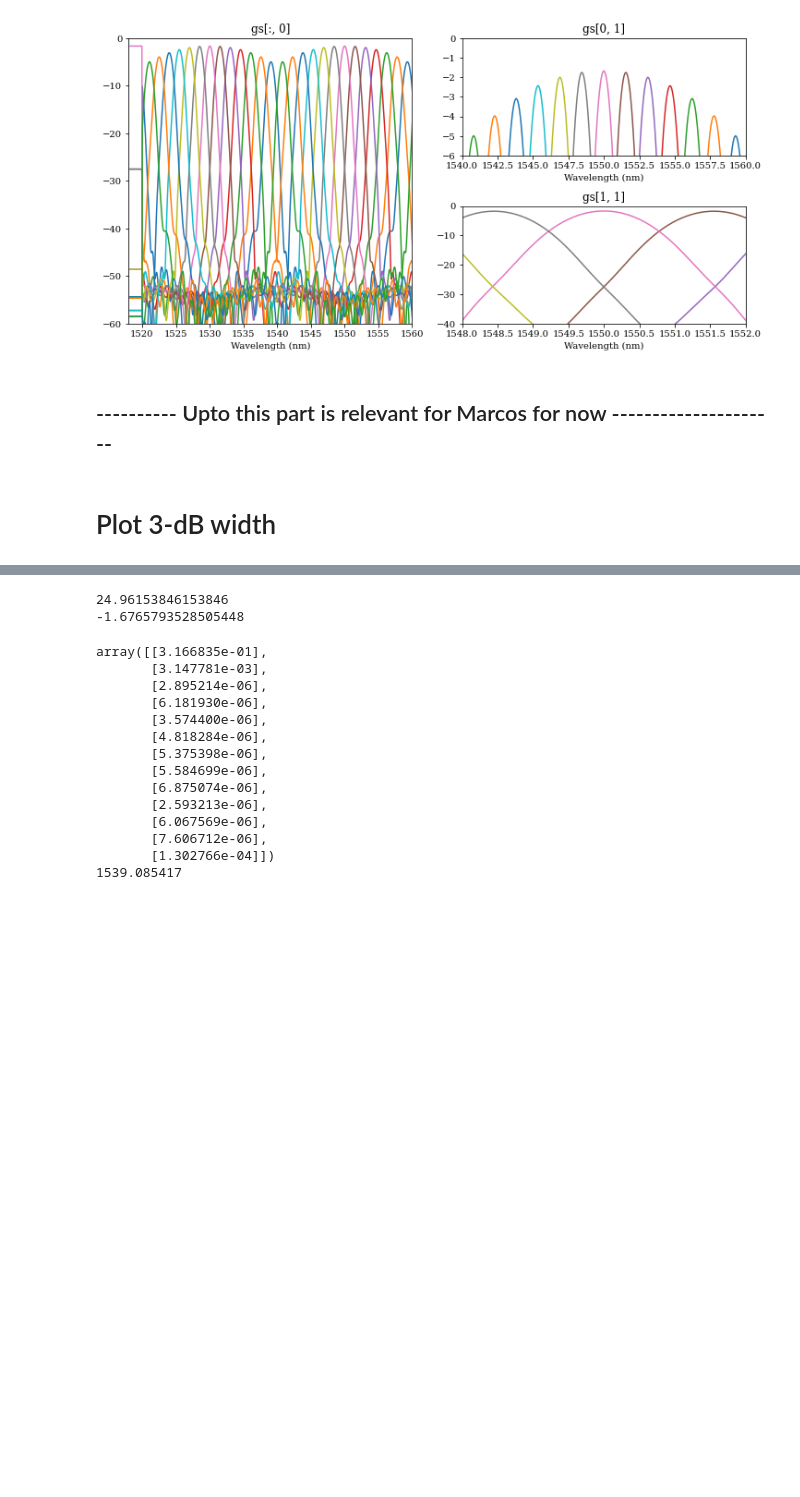
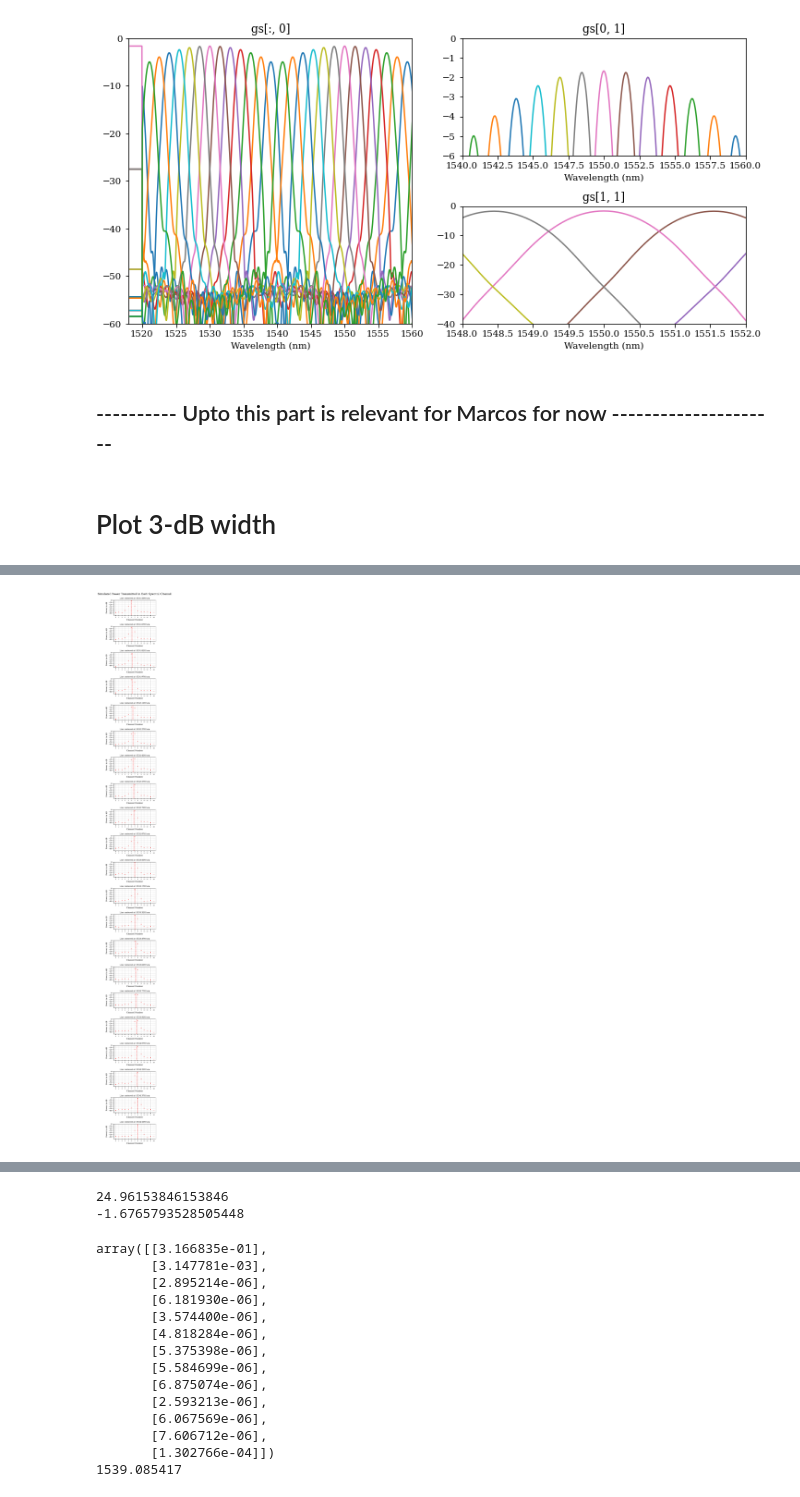
Before and after one commit to MarcosP7635/2021_SURF_Marcos_Perez, a Jupyter notebook: Plot_Simulation_Data_Edited.ipynb, the cells around one changed output, grey strips where cells are left out. Drawn from its saved outputs; the diff is of its cells as text; code cells hidden in the pictures; blank space fills up the shorter version.

Commit message:
added and plotted continuous offset

```diff
--- a/Plot_Simulation_Data_Edited.ipynb
+++ b/Plot_Simulation_Data_Edited.ipynb
@@ -406,6 +406,9 @@ def plot_power_vs_channels(center_nanometer, width_nanometer, height, shape, sym
     ax1.set_xlabel(xlabel, fontsize = 8)
     ax1.set_ylabel(ylabel, fontsize = 8)
     ax1.set_title(handles[0], fontsize = 8)
+    plt.setp(ax1, xticks=np.array((range(1,14))), yticks = np.array((range(-60,10,10))))
+    ax1.tick_params(axis='x', which='major', labelsize= 5)
+    ax1.tick_params(axis='y', which='major', labelsize= 7)
     #legend(loc='upper center', bbox_to_anchor=(.5, -.15))
 '''
 Now we need to get the peaks!
@@ -506,6 +509,44 @@ plt.text(x = -42, y = -145, s= caption, fontsize = 9)
 plt.show()
 # %% [output]
 [figure]
+# %%
+#CONTINUOUS OFFSET!
+#now to increment the center wavelength by .15nm at a time between the centers of channels 6 and 7
+#we'll have a for loop that creates an emission line by creating an instance of the Emission_line class
+#num is the number of plots we're making
+#the red vertical line is the center of the emission line
+step_size = .15
+num = int((3 / step_size)+1)
+offset_range = np.linspace(0, 3, num)
+lam = np.array(df['0'])
+FSR = 20
+starting_channel = 6
+op_power_norm_fib = np.array(df[str(starting_channel)])
+peaks = find_3dB_width(lam, op_power_norm_fib, FSR)
+center_nanometer = peaks[1][0]
+labels = 1
+plot_handles, plot_colors = [""]*labels, [""]*labels
+width_nanometer = .1
+height = num*2
+channels = list(range(1,14))
+plt.figure(figsize = [7, height], dpi=300)
+gs = gridspec.GridSpec(num, 2, hspace=.75)
+plt.suptitle('Simulated Power Transmitted in Each Spectral Channel', x=.3, y = 0.890625, fontsize=11)
+for offset in offset_range:
+    #current_num is the current column the graph will be in
+    current_num = int(offset/step_size)
+    ax1 = plt.subplot(gs[current_num, 0])
+    plot_handles[0] =  "Line centered at " + str(np.around(center_nanometer+offset, 4)) + " nm"
+    plot_colors[0] = 'red'
+    plot_dict = {}
+    line_x = starting_channel+(offset/1.5)
+    ax1.axvline(x = line_x, linestyle='dashed', color = 'r', linewidth = 1)
+    for i in range(len(plot_colors)):
+        plot_dict[plot_colors[i]] = plot_handles[i]
+    plot_power_vs_channels(center_nanometer-offset, width_nanometer, 1, "Rectangular", True,
+                    left_boundary, right_boundary, channels, plot_dict, is_dB, ax1)
+# %% [output]
+[figure, added]
 # %%
 #Now let's plot the simulated measurement of multiple emission lines!
 '''
```
Also changed, not shown: parts of 3 cells of this notebook, 1 other file.
